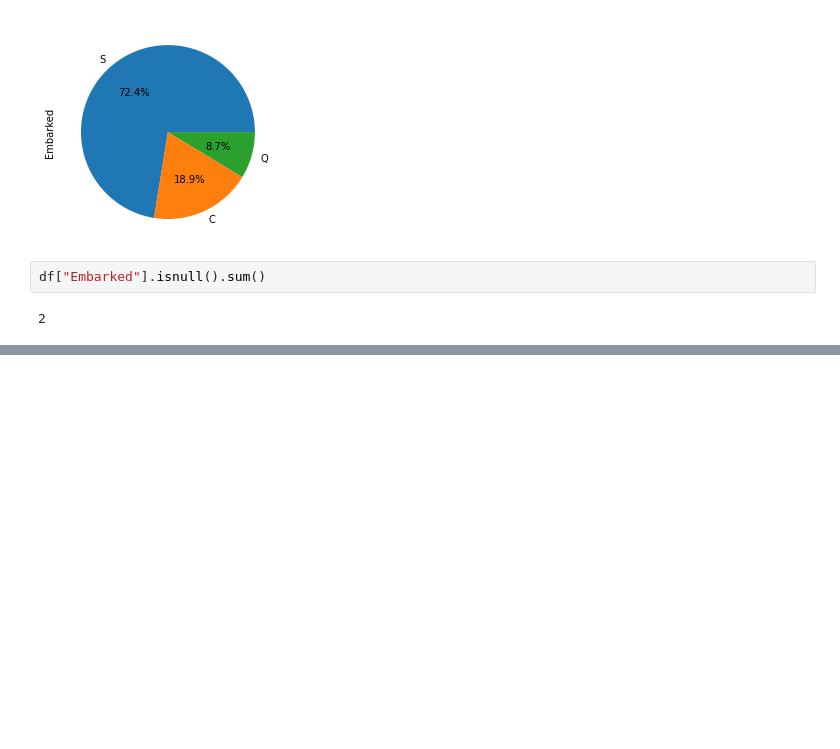
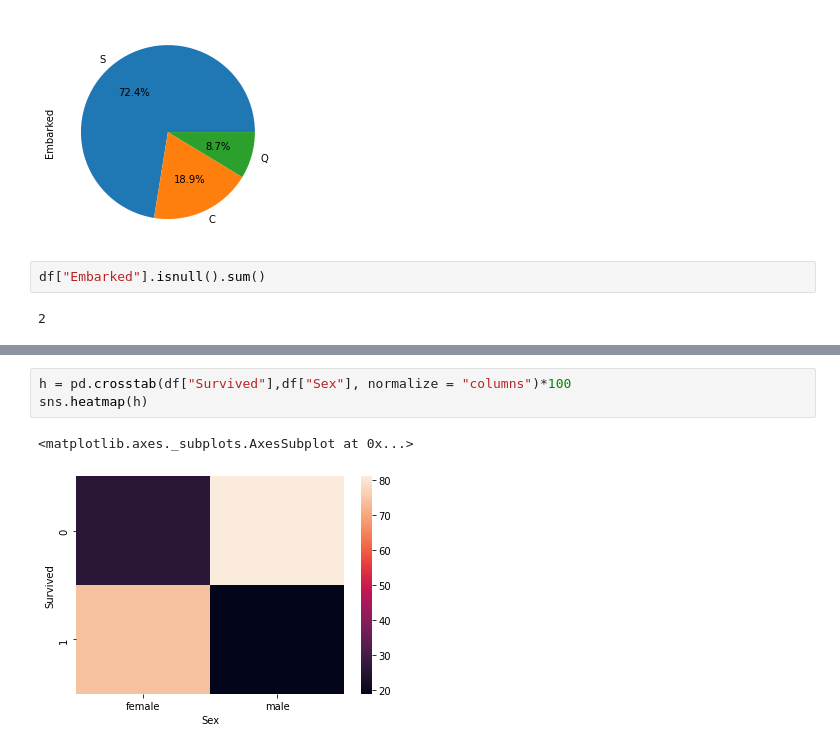
Before and after one commit to connectasp/Python_Ex, a Jupyter notebook: EDA_Exercise.ipynb, the cells around one changed output, grey strips where cells are left out. Cells and saved outputs as stored; diff of their text form; blank space fills up the shorter version.

```diff
--- a/EDA_Exercise.ipynb
+++ b/EDA_Exercise.ipynb
@@ -372,0 +444,6 @@ df["Embarked"].isnull().sum()
+# %%
+h = pd.crosstab(df["Survived"],df["Sex"], normalize = "columns")*100
+sns.heatmap(h)
+# %% [output]
+<matplotlib.axes._subplots.AxesSubplot at 0x...>
+[figure, added]
```
Also changed, not shown: parts of 64 cells of this notebook.
